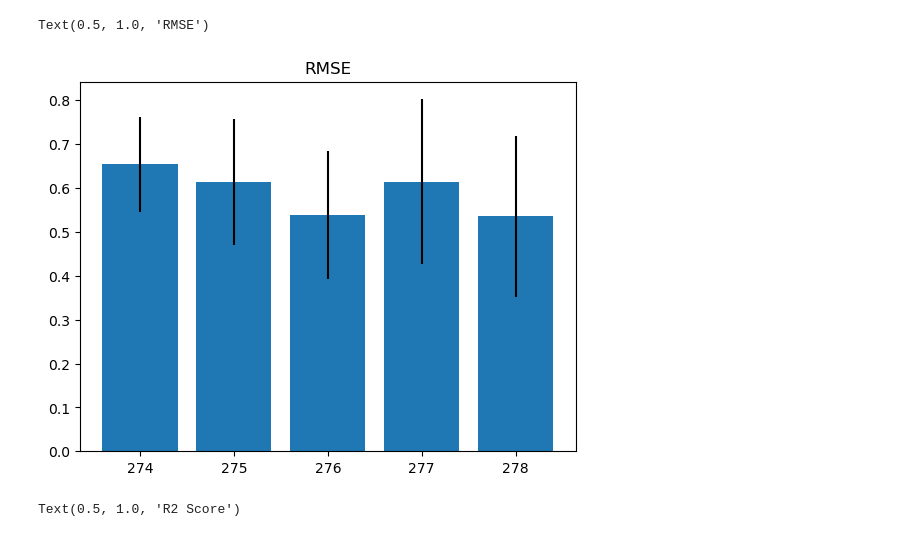
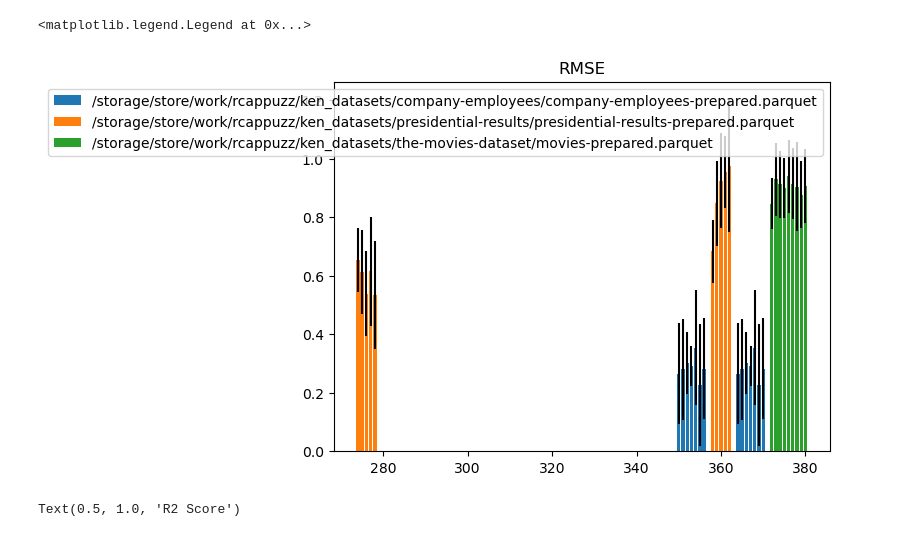
Before and after one commit to rcap107/retrieve-merge-predict, a Jupyter notebook: notebooks/Study results.ipynb, the cells around one changed output. Saved outputs shown, nothing was run; the diff lists cells and outputs as text; code cells hidden in the pictures.

```diff
--- a/notebooks/Study results.ipynb
+++ b/notebooks/Study results.ipynb
@@ -39,9 +30,11 @@ df
 # %%
-plt.bar(x=df["run_id"], height=df["rmse_avg"], yerr=df["rmse_std"])
-plt.title("RMSE")
+for idx, (gname, group) in enumerate(df.groupby("source_table")):
+    plt.bar(x=group["run_id"], height=group["rmse_avg"], yerr=group["rmse_std"], label=gname)
+    plt.title("RMSE")
+plt.legend()
 # %% [output]
-Text(0.5, 1.0, 'RMSE')
+<matplotlib.legend.Legend at 0x...>
-[figure, old version]
+[figure, new version]
 # %%
 plt.bar(x=df["run_id"], height=df["r2_avg"], yerr=df["r2_std"])
 plt.title("R2 Score")
```
Also changed, not shown: parts of 1 cell of this notebook.
